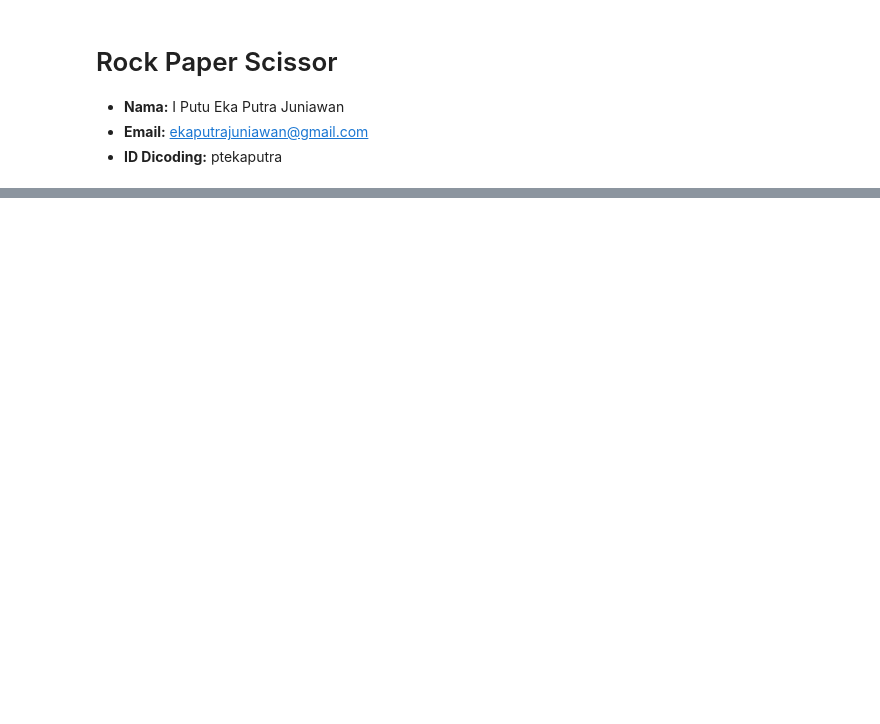
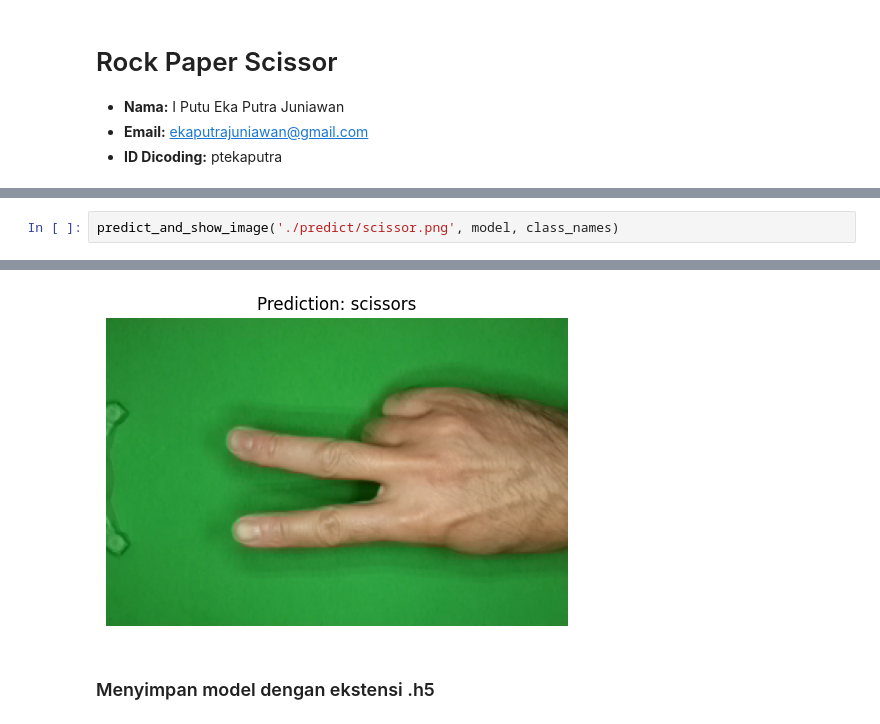
Before and after one commit to ekaputra04/rps-gesture-classifier, a Jupyter notebook: app.ipynb, the cells around one changed output, grey strips where cells are left out. Drawn from its saved outputs; the diff is of its cells as text; blank space fills up the shorter version.

```diff
--- a/app.ipynb
+++ b/app.ipynb
@@ -199,0 +199,3 @@ Gambar diprediksi sebagai: scissors
+# %%
+predict_and_show_image('./predict/scissor.png', model, class_names)
+# %% [output]
@@ -199,0 +203,3 @@ Gambar diprediksi sebagai: scissors
+[figure, added]
+# %% [markdown]
+### Menyimpan model dengan ekstensi .h5
```
Also changed, not shown: parts of 49 cells of this notebook, 2 other files.
